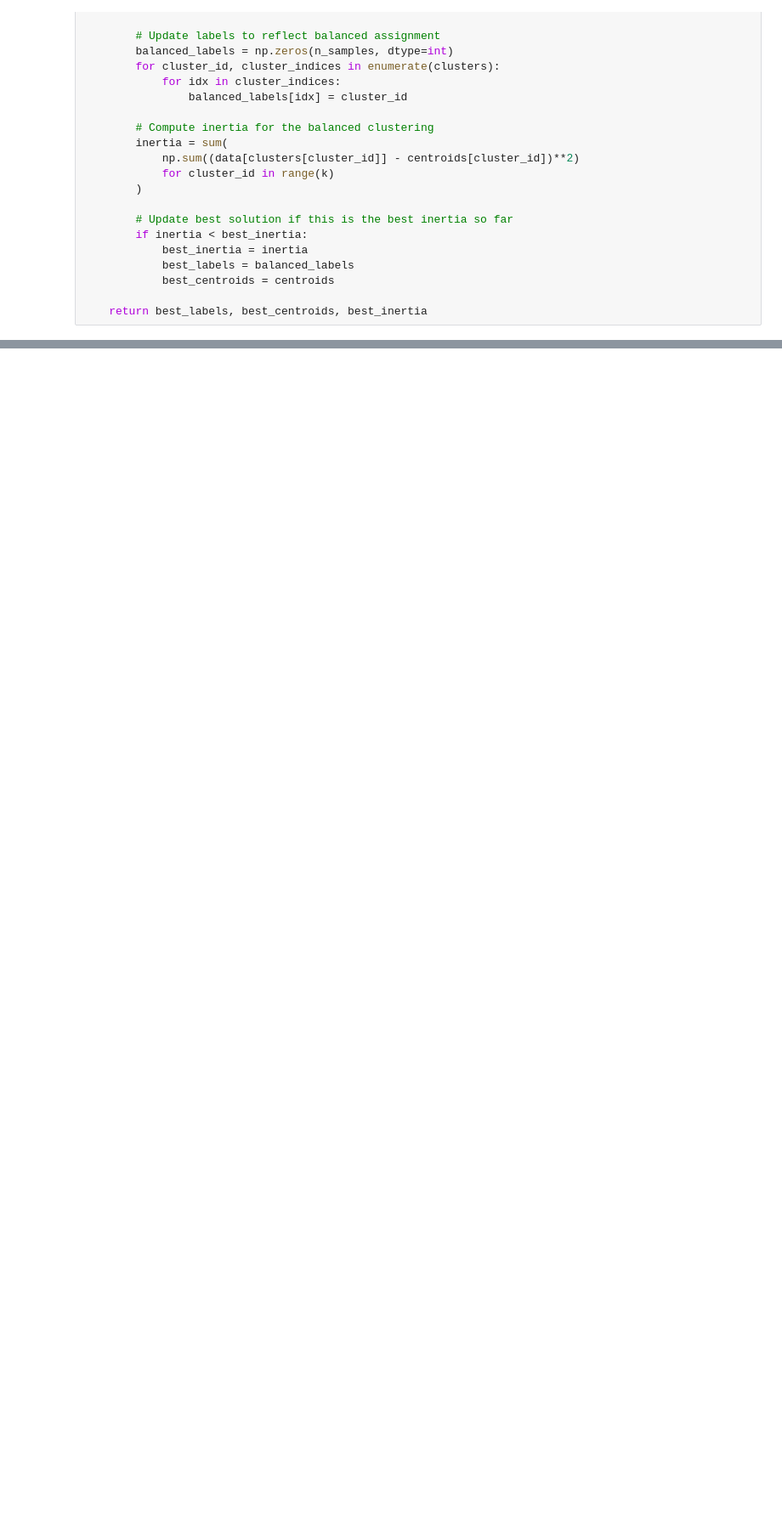
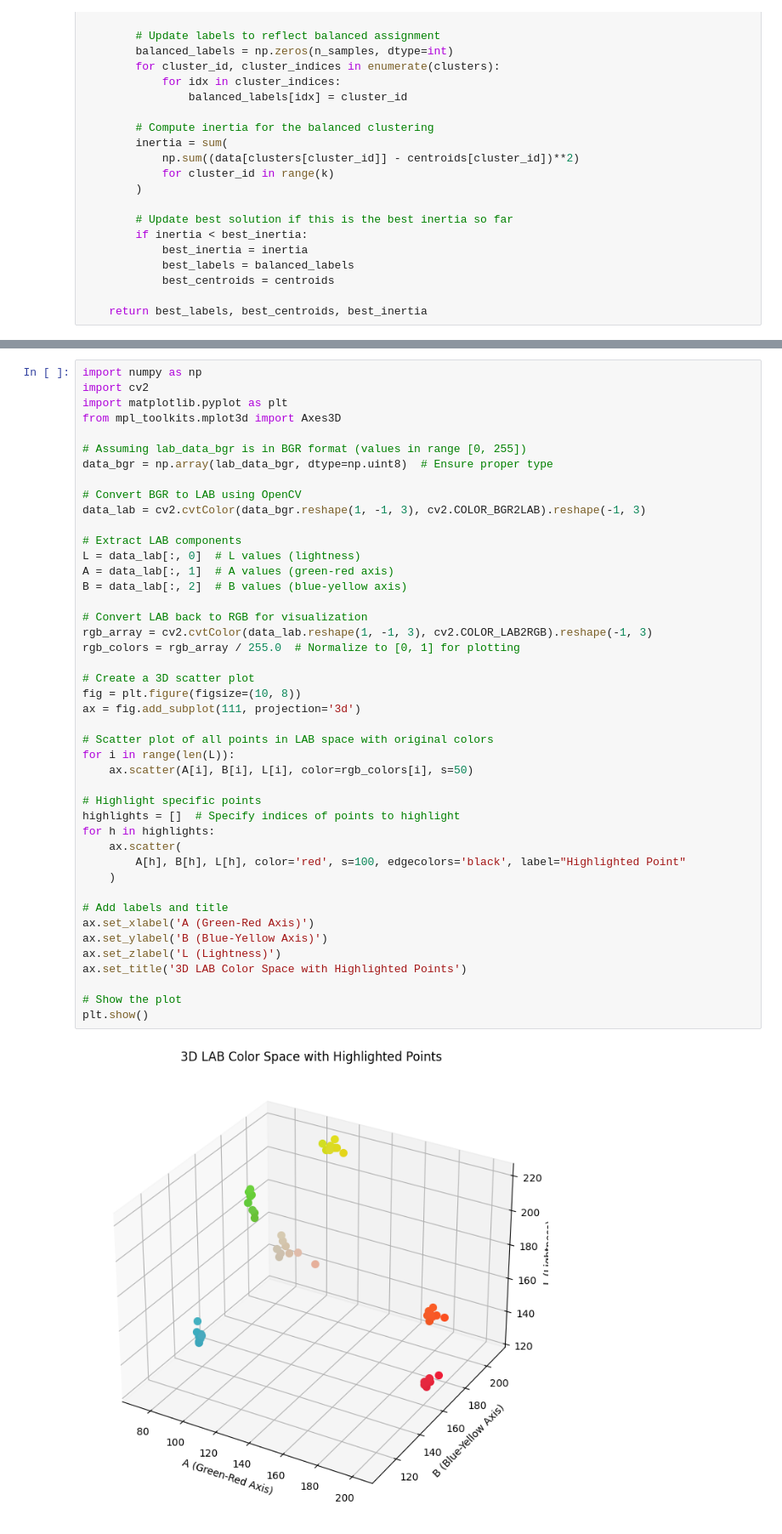
Before and after one commit to mannixharry/cube-solver, a Jupyter notebook: vision-processing.ipynb, the cells around one changed output, grey strips where cells are left out. Shown: that part at 85% size. Saved outputs shown, nothing was run; the diff lists cells and outputs as text; blank space fills up the shorter version.

```diff
--- a/vision-processing.ipynb
+++ b/vision-processing.ipynb
@@ -394,0 +421,46 @@ Whole Solution (12 moves): ['D', 'F2', 'D', 'B2', 'U', 'B2', 'D', 'B2', 'U', 'B2
+# %%
+import numpy as np
+import cv2
+import matplotlib.pyplot as plt
+from mpl_toolkits.mplot3d import Axes3D
+
+# Assuming lab_data_bgr is in BGR format (values in range [0, 255])
+data_bgr = np.array(lab_data_bgr, dtype=np.uint8)  # Ensure proper type
+
+# Convert BGR to LAB using OpenCV
+data_lab = cv2.cvtColor(data_bgr.reshape(1, -1, 3), cv2.COLOR_BGR2LAB).reshape(-1, 3)
+
+# Extract LAB components
+L = data_lab[:, 0]  # L values (lightness)
+A = data_lab[:, 1]  # A values (green-red axis)
+B = data_lab[:, 2]  # B values (blue-yellow axis)
+
+# Convert LAB back to RGB for visualization
+rgb_array = cv2.cvtColor(data_lab.reshape(1, -1, 3), cv2.COLOR_LAB2RGB).reshape(-1, 3)
+rgb_colors = rgb_array / 255.0  # Normalize to [0, 1] for plotting
+
+# Create a 3D scatter plot
+fig = plt.figure(figsize=(10, 8))
+ax = fig.add_subplot(111, projection='3d')
+
+# Scatter plot of all points in LAB space with original colors
+for i in range(len(L)):
+    ax.scatter(A[i], B[i], L[i], color=rgb_colors[i], s=50)
+
+# Highlight specific points
+highlights = []  # Specify indices of points to highlight
+for h in highlights:
+    ax.scatter(
+        A[h], B[h], L[h], color='red', s=100, edgecolors='black', label="Highlighted Point"
+    )
+
+# Add labels and title
+ax.set_xlabel('A (Green-Red Axis)')
+ax.set_ylabel('B (Blue-Yellow Axis)')
+ax.set_zlabel('L (Lightness)')
+ax.set_title('3D LAB Color Space with Highlighted Points')
+
+# Show the plot
+plt.show()
+# %% [output]
+[figure, added]
```
Also changed, not shown: parts of 8 cells of this notebook, 3 other files.
